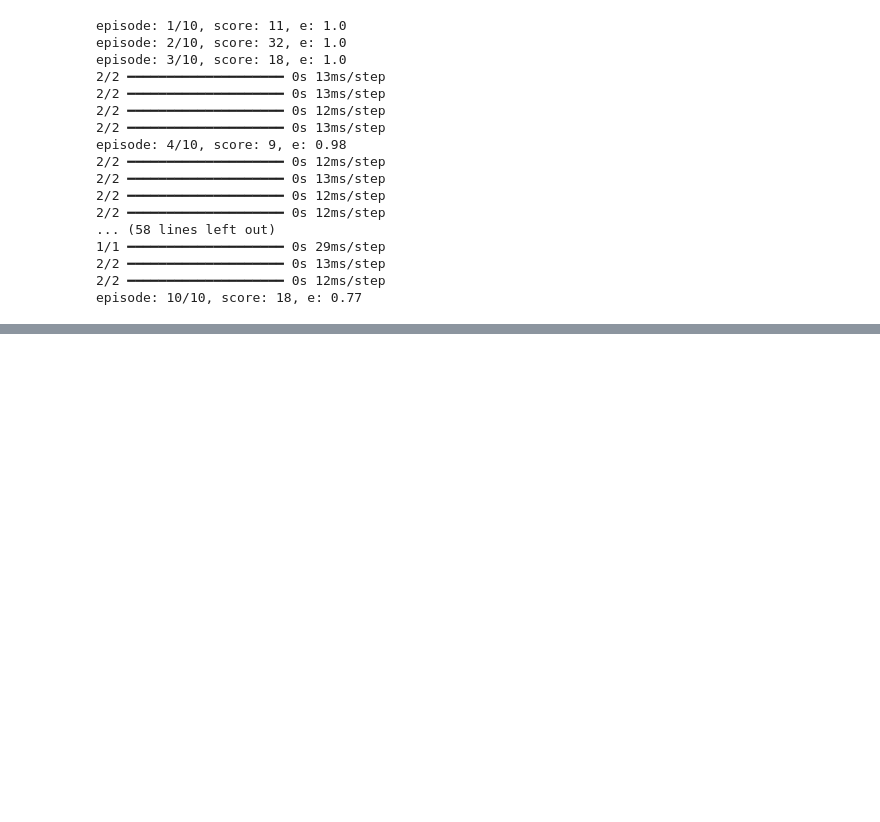
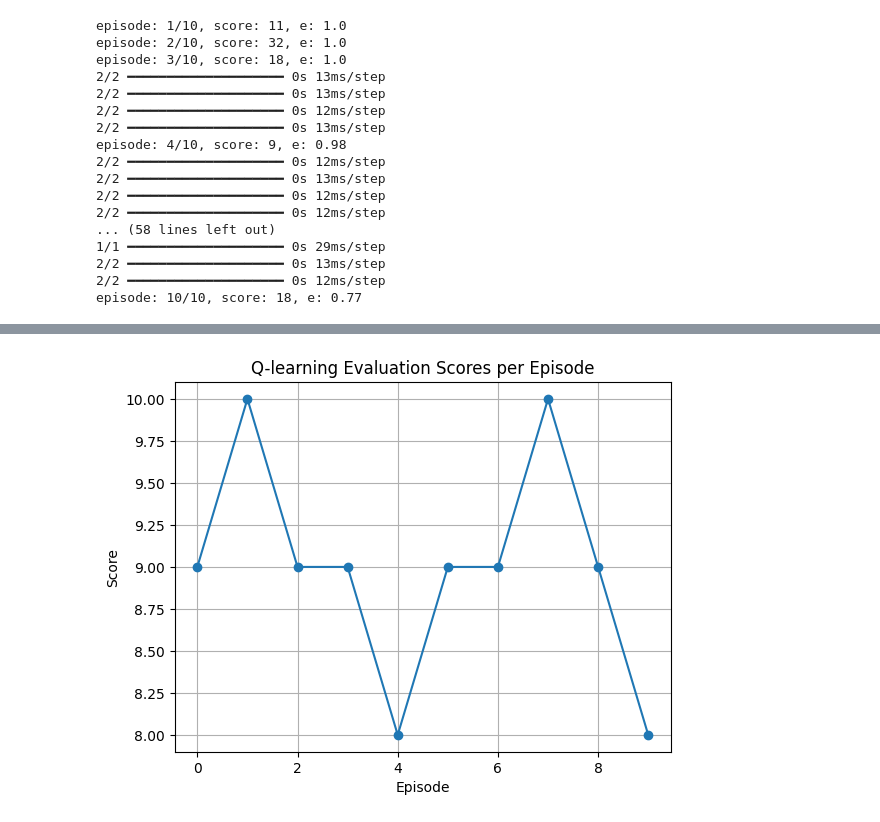
Before and after one commit to jihyeon26/neural_network_basic, a Jupyter notebook: neural_networks_ibm/part3/3.6.1. Q_learning.ipynb, the cells around one changed output, grey strips where cells are left out. Drawn from its saved outputs; the diff is of its cells as text; code cells hidden in the pictures; blank space fills up the shorter version.

Commit message:
Q-learning

```diff
--- a/neural_networks_ibm/part3/3.6.1. Q_learning.ipynb
+++ b/neural_networks_ibm/part3/3.6.1. Q_learning.ipynb
@@ -155,0 +193,24 @@ episode: 10/10, score: 18, e: 0.77
+# %%
+scores = []
+
+for e in range(10):
+    state, _ = env.reset()
+    state = np.reshape(state, [1, state_size])
+    score = 0  # 에피소드 점수 초기화
+
+    for time in range(500):
+        env.render()
+        action = np.argmax(model.predict(state)[0])
+        next_state, reward, terminated, truncated, _ = env.step(action)
+        done = terminated or truncated
+        next_state = np.reshape(next_state, [1, state_size])
+        state = next_state
+        score += 1  # 점수 증가
+
+        if done:
+            print(f"episode: {e+1}/10, score: {score}")
+            break
+
+    scores.append(score)  # 에피소드 끝날 때 점수 저장
+
+env.close()
@@ -155,0 +235,11 @@ episode: 10/10, score: 18, e: 0.77
+# %%
+import matplotlib.pyplot as plt
+
+plt.plot(scores, marker='o')
+plt.title('Q-learning Evaluation Scores per Episode')
+plt.xlabel('Episode')
+plt.ylabel('Score')
+plt.grid(True)
+plt.show()
+# %% [output]
+[figure, added]
```
Also changed, not shown: parts of 3 cells of this notebook.
